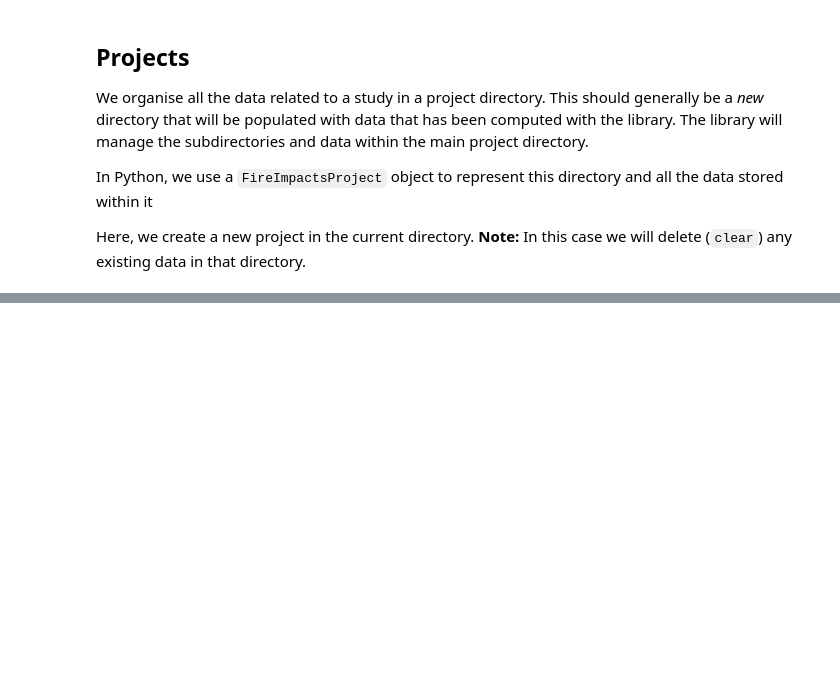
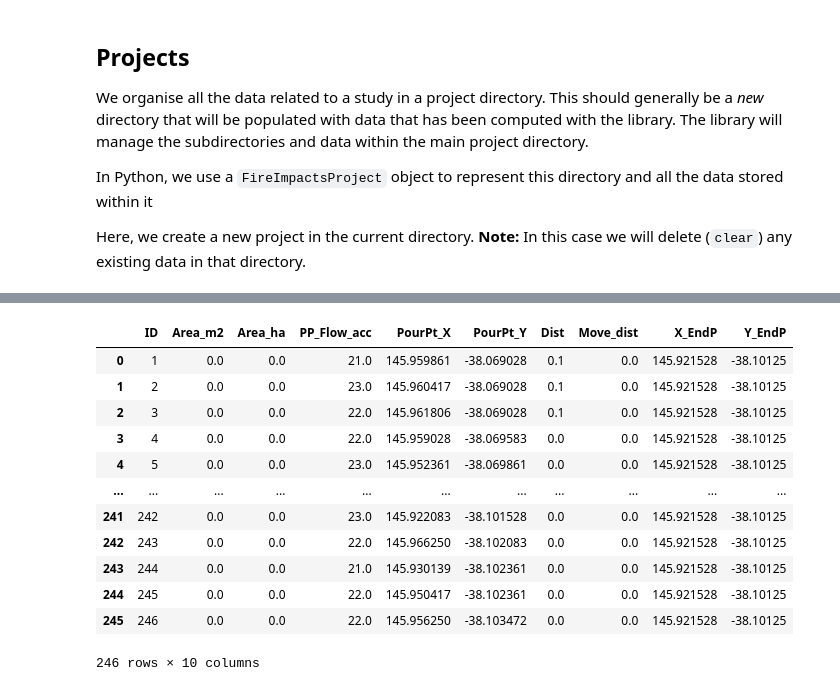
Before and after one commit to mosaic-insights/WaterRA_Bushfire_Modeling, a Jupyter notebook: examples/PrepareData.ipynb, the cells around one changed output, grey strips where cells are left out. Cells and saved outputs as stored; diff of their text form; code cells hidden in the pictures; blank space fills up the shorter version.

```diff
--- a/examples/PrepareData.ipynb
+++ b/examples/PrepareData.ipynb
@@ -76,0 +120,2 @@ The following sections describe each process and the data required.
+# %%
+headwaters = topography.extract_headwaters(proj)
@@ -76,0 +140,16 @@ The following sections describe each process and the data required.
+# %%
+headwaters['example_small_catchment']
+# %% [output]
+|  | ID | Area_m2 | Area_ha | PP_Flow_acc | PourPt_X | PourPt_Y | Dist | Move_dist | X_EndP | Y_EndP |
+| 0 | 1 | 0.0 | 0.0 | 21.0 | 145.959861 | -38.069028 | 0.1 | 0.0 | 145.921528 | -38.10125 |
+| 1 | 2 | 0.0 | 0.0 | 23.0 | 145.960417 | -38.069028 | 0.1 | 0.0 | 145.921528 | -38.10125 |
+| 2 | 3 | 0.0 | 0.0 | 22.0 | 145.961806 | -38.069028 | 0.1 | 0.0 | 145.921528 | -38.10125 |
+| 3 | 4 | 0.0 | 0.0 | 22.0 | 145.959028 | -38.069583 | 0.0 | 0.0 | 145.921528 | -38.10125 |
+| 4 | 5 | 0.0 | 0.0 | 23.0 | 145.952361 | -38.069861 | 0.0 | 0.0 | 145.921528 | -38.10125 |
+| ... | ... | ... | ... | ... | ... | ... | ... | ... | ... | ... |
+| 241 | 242 | 0.0 | 0.0 | 23.0 | 145.922083 | -38.101528 | 0.0 | 0.0 | 145.921528 | -38.10125 |
+| 242 | 243 | 0.0 | 0.0 | 22.0 | 145.966250 | -38.102083 | 0.0 | 0.0 | 145.921528 | -38.10125 |
+| 243 | 244 | 0.0 | 0.0 | 21.0 | 145.930139 | -38.102361 | 0.0 | 0.0 | 145.921528 | -38.10125 |
+| 244 | 245 | 0.0 | 0.0 | 22.0 | 145.950417 | -38.102361 | 0.0 | 0.0 | 145.921528 | -38.10125 |
+| 245 | 246 | 0.0 | 0.0 | 22.0 | 145.956250 | -38.103472 | 0.0 | 0.0 | 145.921528 | -38.10125 |
+246 rows × 10 columns
```
Also changed, not shown: parts of 18 cells of this notebook.
